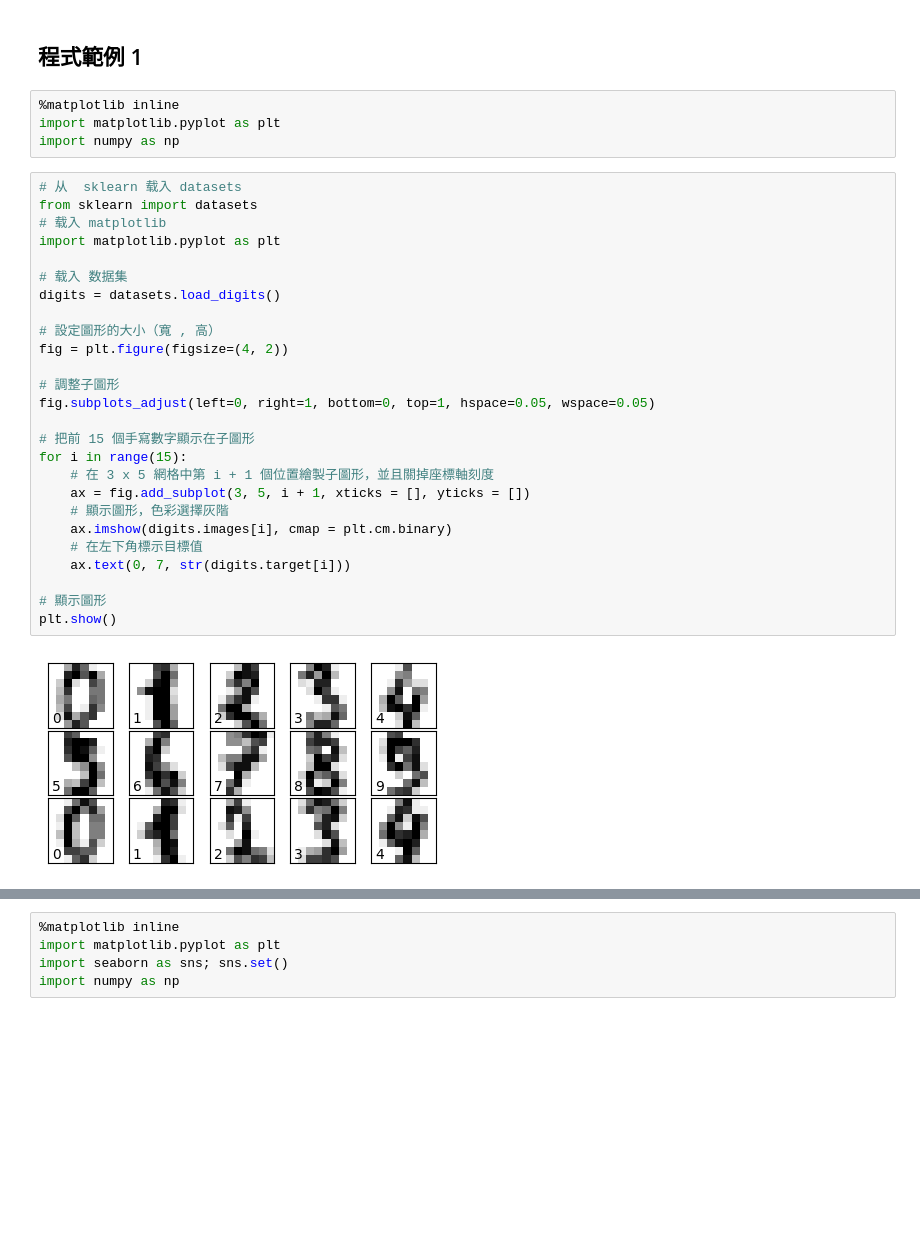
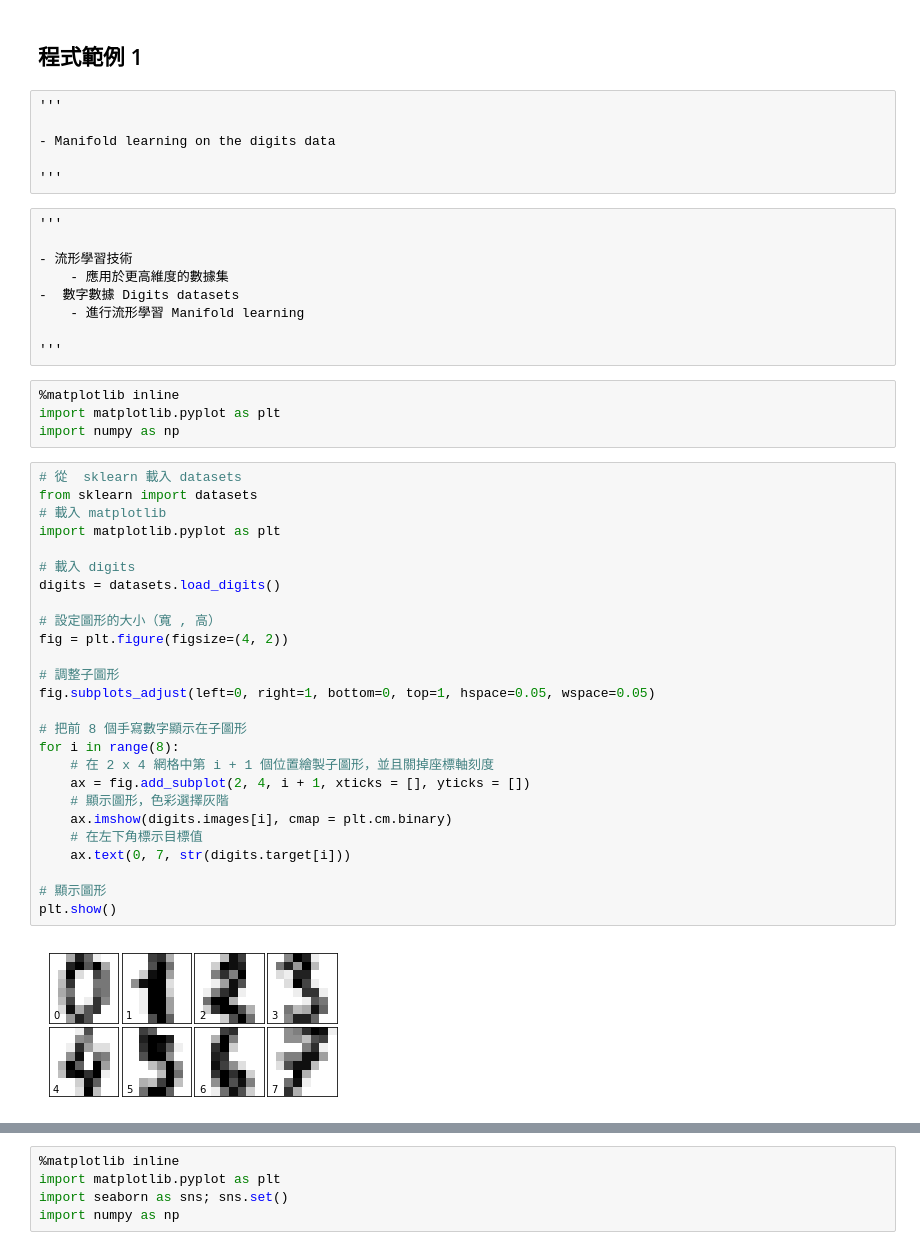
Before and after one commit to hawk-in-cloud/Machine-Learning---Manifold-Learning, a Jupyter notebook: test1.ipynb, the cells around one changed output, grey strips where cells are left out. Cells and saved outputs as stored; diff of their text form; blank space fills up the shorter version.

```diff
--- a/test1.ipynb
+++ b/test1.ipynb
@@ -60,34 +177,49 @@ plt.scatter(X_iso[:, 0], X_iso[:, 1], c=y);
 # %% [markdown]
 ## 程式範例 1
+# %% [raw]
+'''
+
+- Manifold learning on the digits data
+
+'''
+# %% [raw]
+'''
+
+- 流形學習技術
+    - 應用於更高維度的數據集
+-  數字數據 Digits datasets
+    - 進行流形學習 Manifold learning
+
+'''
 # %%
 %matplotlib inline
 import matplotlib.pyplot as plt
 import numpy as np
 # %%
-# 从  sklearn 载入 datasets
+# 從  sklearn 載入 datasets
 from sklearn import datasets
-# 载入 matplotlib
+# 載入 matplotlib
 import matplotlib.pyplot as plt
 
-# 载入 数据集
+# 載入 digits
 digits = datasets.load_digits()
 
 # 設定圖形的大小（寬 , 高）
 fig = plt.figure(figsize=(4, 2))
 
 # 調整子圖形
 fig.subplots_adjust(left=0, right=1, bottom=0, top=1, hspace=0.05, wspace=0.05)
 
-# 把前 15 個手寫數字顯示在子圖形
-for i in range(15):
-    # 在 3 x 5 網格中第 i + 1 個位置繪製子圖形，並且關掉座標軸刻度
-    ax = fig.add_subplot(3, 5, i + 1, xticks = [], yticks = [])
+# 把前 8 個手寫數字顯示在子圖形
+for i in range(8):
+    # 在 2 x 4 網格中第 i + 1 個位置繪製子圖形，並且關掉座標軸刻度
+    ax = fig.add_subplot(2, 4, i + 1, xticks = [], yticks = [])
     # 顯示圖形，色彩選擇灰階
     ax.imshow(digits.images[i], cmap = plt.cm.binary)
     # 在左下角標示目標值
     ax.text(0, 7, str(digits.target[i]))
 
 # 顯示圖形
 plt.show()
 # %% [output]
-[figure, old version]
+[figure, new version]
```
Also changed, not shown: parts of 43 cells of this notebook.
